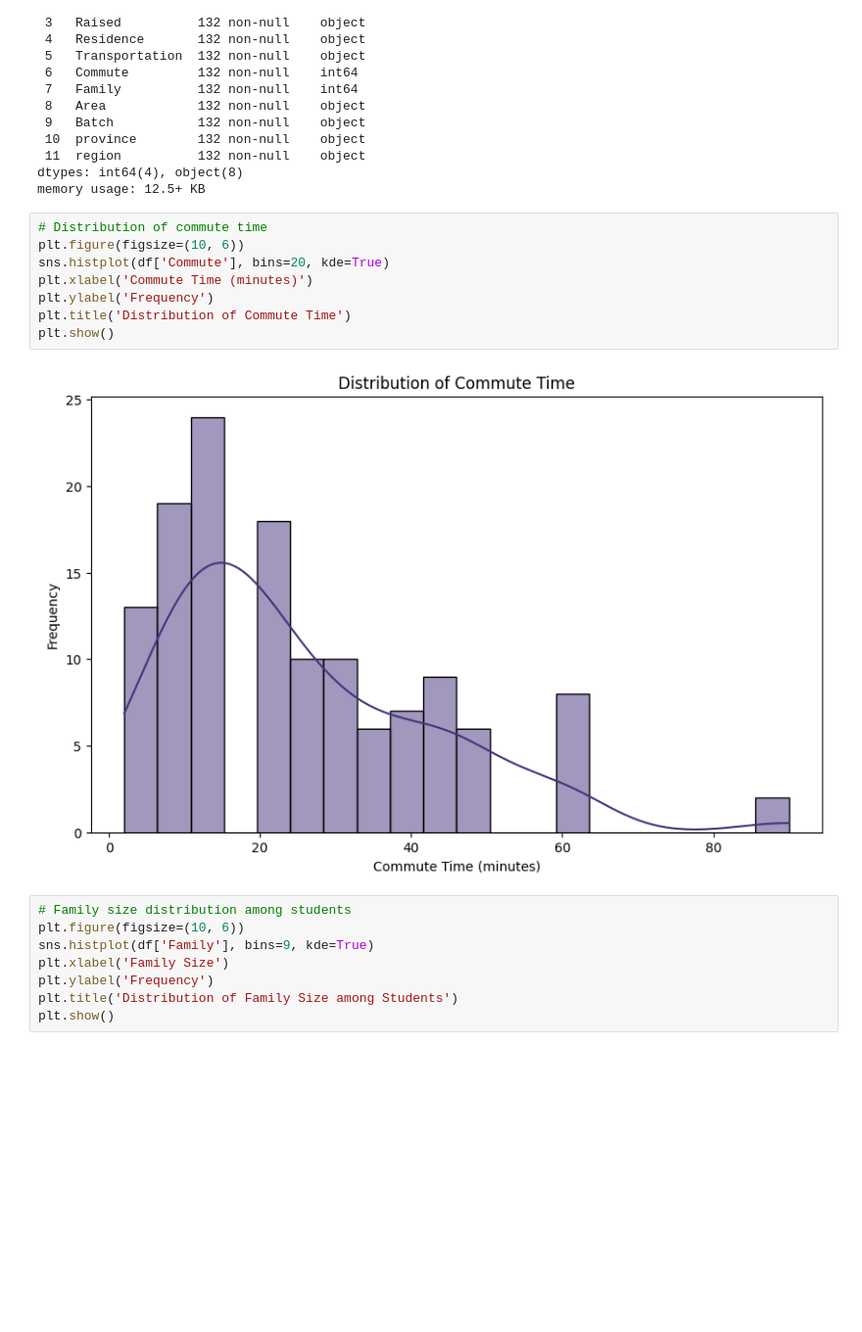
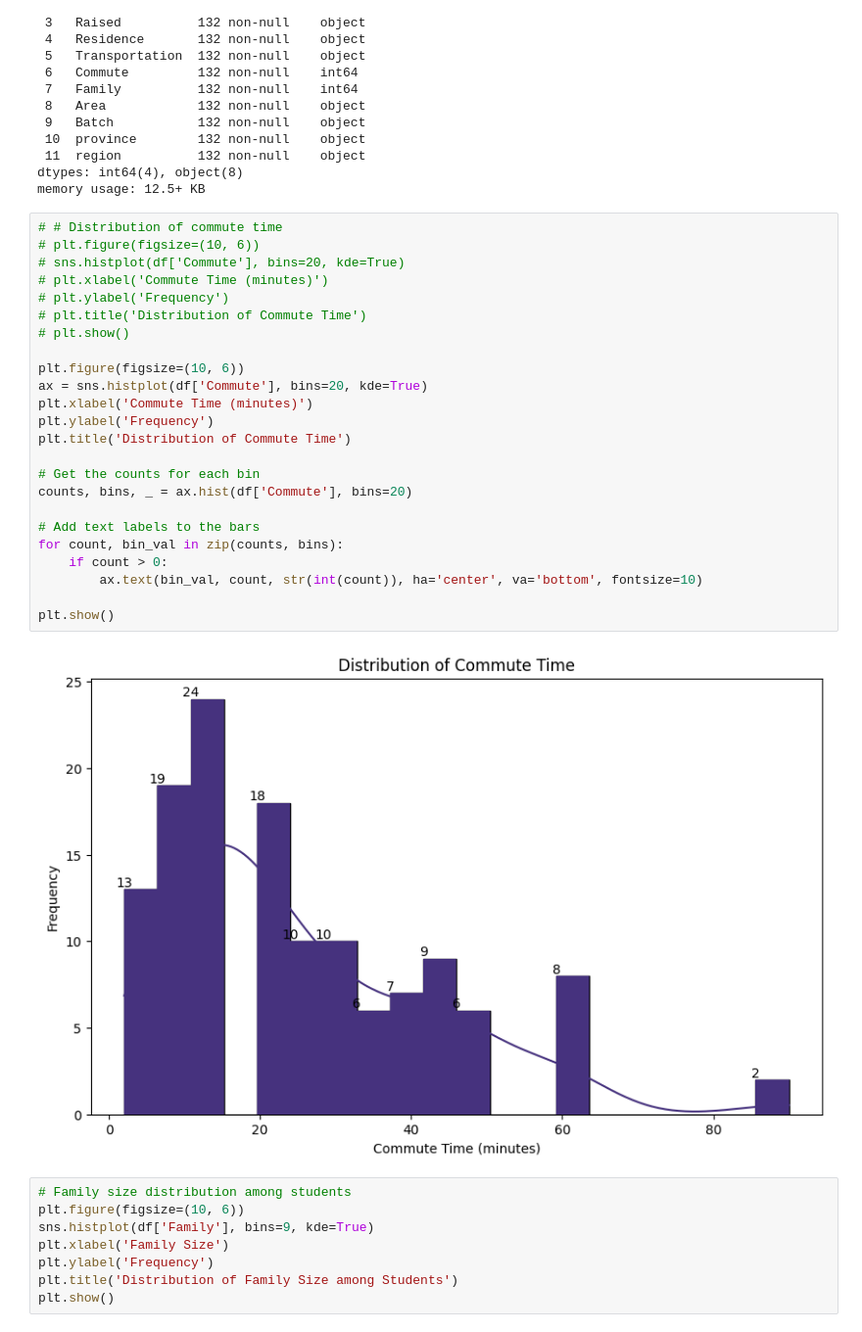
Before and after one commit to PIYUSH-R04/Data_analysis_demorgraphy, a Jupyter notebook: visualizations.ipynb, the cells around one changed output. Shown at 98% size. Drawn from its saved outputs; the diff is of its cells as text; blank space fills up the shorter version.

```diff
--- a/visualizations.ipynb
+++ b/visualizations.ipynb
@@ -35,15 +35,31 @@ Data columns (total 12 columns):
 dtypes: int64(4), object(8)
 memory usage: 12.5+ KB
 # %%
-# Distribution of commute time
+# # Distribution of commute time
+# plt.figure(figsize=(10, 6))
+# sns.histplot(df['Commute'], bins=20, kde=True)
+# plt.xlabel('Commute Time (minutes)')
+# plt.ylabel('Frequency')
+# plt.title('Distribution of Commute Time')
+# plt.show()
+
 plt.figure(figsize=(10, 6))
-sns.histplot(df['Commute'], bins=20, kde=True)
+ax = sns.histplot(df['Commute'], bins=20, kde=True)
 plt.xlabel('Commute Time (minutes)')
 plt.ylabel('Frequency')
 plt.title('Distribution of Commute Time')
+
+# Get the counts for each bin
+counts, bins, _ = ax.hist(df['Commute'], bins=20)
+
+# Add text labels to the bars
+for count, bin_val in zip(counts, bins):
+    if count > 0:
+        ax.text(bin_val, count, str(int(count)), ha='center', va='bottom', fontsize=10)
+
 plt.show()
 # %% [output]
-[figure, old version]
+[figure, new version]
 # %%
 # Family size distribution among students
 plt.figure(figsize=(10, 6))
```
